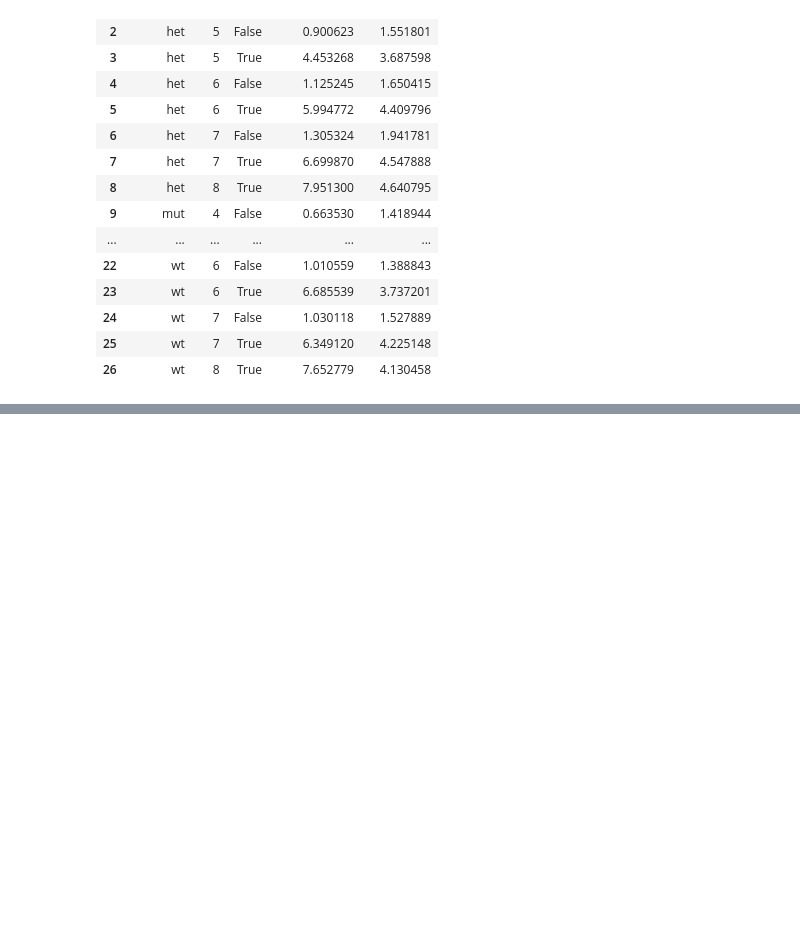
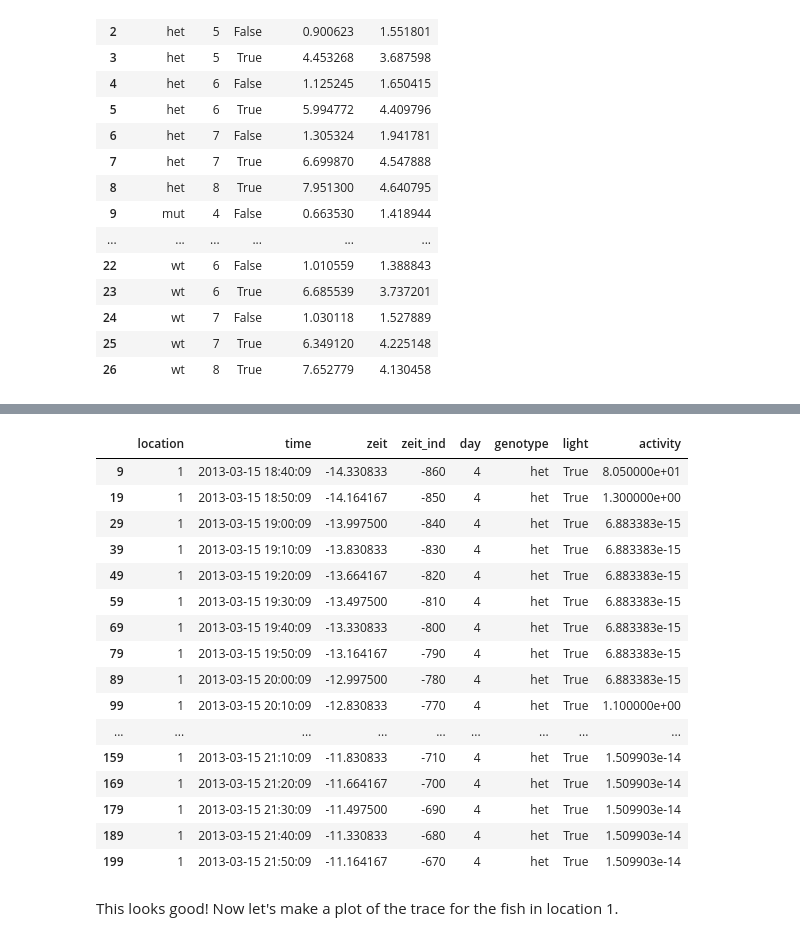
Before and after one commit to MiroGasparek/DataAnalysis_intro, a Jupyter notebook: t2a_tidy_data.ipynb, the cells around one changed output, grey strips where cells are left out. Drawn from its saved outputs; the diff is of its cells as text; code cells hidden in the pictures; blank space fills up the shorter version.

```diff
--- a/t2a_tidy_data.ipynb
+++ b/t2a_tidy_data.ipynb
@@ -477,0 +655,38 @@ The above example show that we can rapidly compute and then compare summary stat
+# %%
+# Get all zeit_inds, sorted
+zeit_inds = np.sort(df['zeit_ind'].unique())
+
+# Select every tenth, starting at tenth
+zeit_inds = zeit_inds[9::10]
+
+# Keep all entries matching the zeit_inds in the DataFrame
+df_resampled = df.loc[df['zeit_ind'].isin(zeit_inds), :]
+
+# Drop orignial activity column
+del df_resampled['activity']
+
+# Rename the rolling activity column to activity
+df_resampled = df_resampled.rename(columns={'rolling activity': 'activity'})
+
+# Take a look
+df_resampled.head(n=20)
+# %% [output]
+|  | location | time | zeit | zeit_ind | day | genotype | light | activity |
+| 9 | 1 | 2013-03-15 18:40:09 | -14.330833 | -860 | 4 | het | True | 8.050000e+01 |
+| 19 | 1 | 2013-03-15 18:50:09 | -14.164167 | -850 | 4 | het | True | 1.300000e+00 |
+| 29 | 1 | 2013-03-15 19:00:09 | -13.997500 | -840 | 4 | het | True | 6.883383e-15 |
+| 39 | 1 | 2013-03-15 19:10:09 | -13.830833 | -830 | 4 | het | True | 6.883383e-15 |
+| 49 | 1 | 2013-03-15 19:20:09 | -13.664167 | -820 | 4 | het | True | 6.883383e-15 |
+| 59 | 1 | 2013-03-15 19:30:09 | -13.497500 | -810 | 4 | het | True | 6.883383e-15 |
+| 69 | 1 | 2013-03-15 19:40:09 | -13.330833 | -800 | 4 | het | True | 6.883383e-15 |
+| 79 | 1 | 2013-03-15 19:50:09 | -13.164167 | -790 | 4 | het | True | 6.883383e-15 |
+| 89 | 1 | 2013-03-15 20:00:09 | -12.997500 | -780 | 4 | het | True | 6.883383e-15 |
+| 99 | 1 | 2013-03-15 20:10:09 | -12.830833 | -770 | 4 | het | True | 1.100000e+00 |
+| ... | ... | ... | ... | ... | ... | ... | ... | ... |
+| 159 | 1 | 2013-03-15 21:10:09 | -11.830833 | -710 | 4 | het | True | 1.509903e-14 |
+| 169 | 1 | 2013-03-15 21:20:09 | -11.664167 | -700 | 4 | het | True | 1.509903e-14 |
+| 179 | 1 | 2013-03-15 21:30:09 | -11.497500 | -690 | 4 | het | True | 1.509903e-14 |
+| 189 | 1 | 2013-03-15 21:40:09 | -11.330833 | -680 | 4 | het | True | 1.509903e-14 |
+| 199 | 1 | 2013-03-15 21:50:09 | -11.164167 | -670 | 4 | het | True | 1.509903e-14 |
+# %% [markdown]
+This looks good! Now let's make a plot of the trace for the fish in location 1.
```
Also changed, not shown: parts of 43 cells of this notebook, 1 other file.
